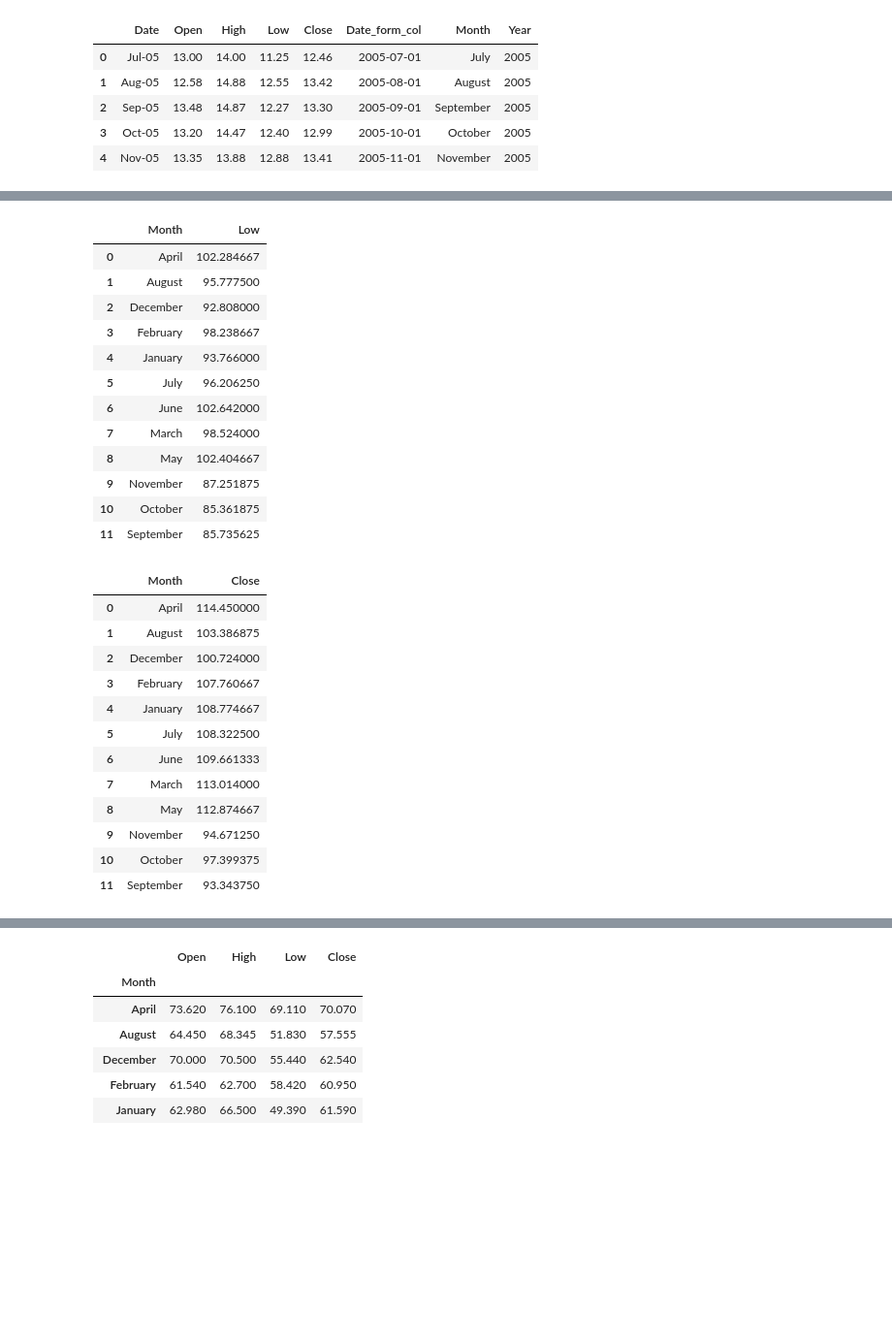
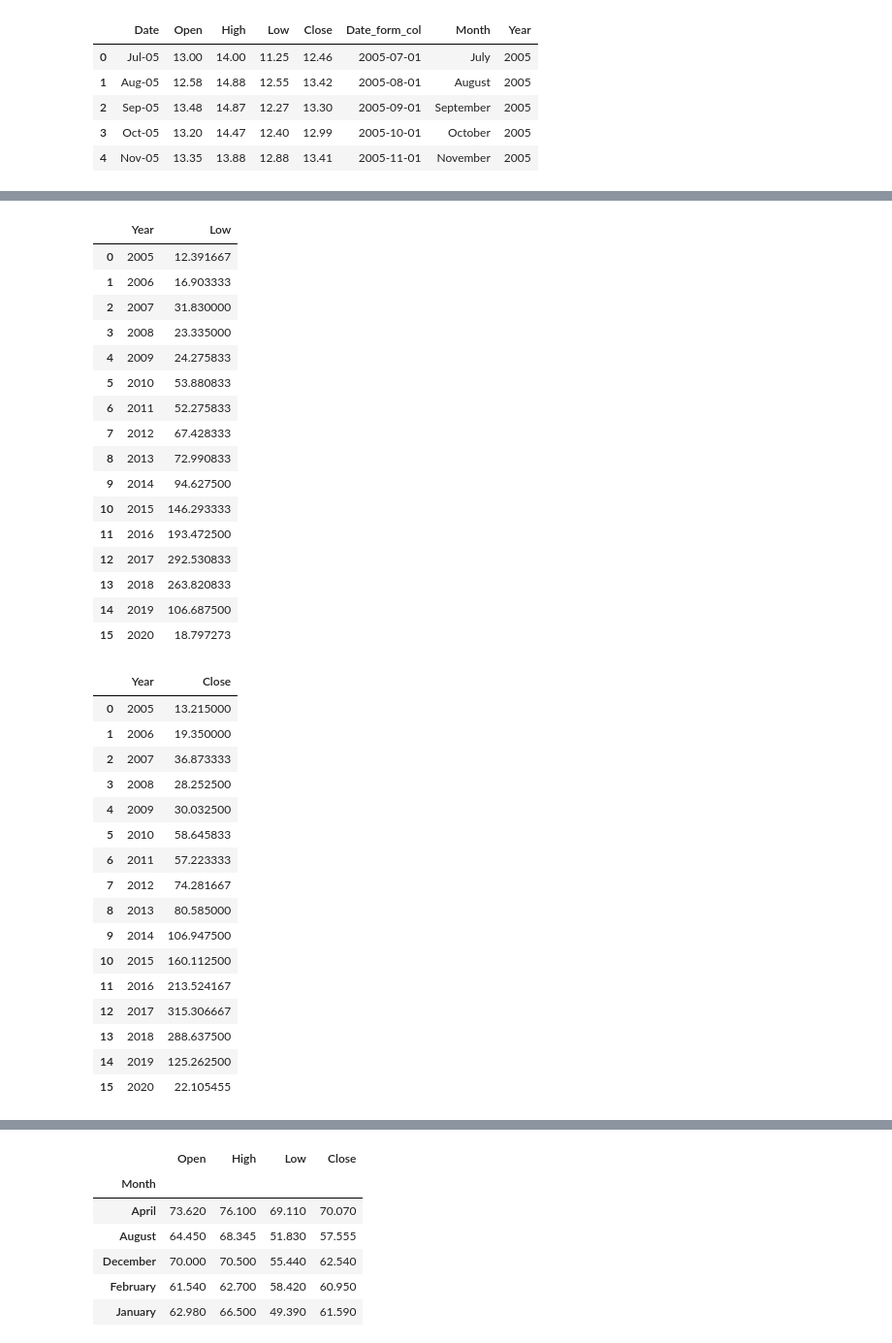
Before and after one commit to Vikas-Kumar05/Yes_Bank_Stock_Closing_price_Prediction, a Jupyter notebook: Yes_Bank_stock_closing_price_prediction_Regression.ipynb, the cells around one changed output, grey strips where cells are left out. Shown at 97% size. Drawn from its saved outputs; the diff is of its cells as text; code cells hidden in the pictures; blank space fills up the shorter version.

```diff
--- a/Yes_Bank_stock_closing_price_prediction_Regression.ipynb
+++ b/Yes_Bank_stock_closing_price_prediction_Regression.ipynb
@@ -360,34 +403,42 @@ month_vs_high
 # %%
-month_vs_low = bank_dataset.groupby(['Month'])['Low'].mean().reset_index()
-month_vs_low
+year_vs_low = bank_dataset.groupby(['Year'])['Low'].mean().reset_index()
+year_vs_low
 # %% [output]
-|  | Month | Low |
-| 0 | April | 102.284667 |
-| 1 | August | 95.777500 |
-| 2 | December | 92.808000 |
-| 3 | February | 98.238667 |
-| 4 | January | 93.766000 |
-| 5 | July | 96.206250 |
-| 6 | June | 102.642000 |
-| 7 | March | 98.524000 |
-| 8 | May | 102.404667 |
-| 9 | November | 87.251875 |
-| 10 | October | 85.361875 |
-| 11 | September | 85.735625 |
+|  | Year | Low |
+| 0 | 2005 | 12.391667 |
+| 1 | 2006 | 16.903333 |
+| 2 | 2007 | 31.830000 |
+| 3 | 2008 | 23.335000 |
+| 4 | 2009 | 24.275833 |
+| 5 | 2010 | 53.880833 |
+| 6 | 2011 | 52.275833 |
+| 7 | 2012 | 67.428333 |
+| 8 | 2013 | 72.990833 |
+| 9 | 2014 | 94.627500 |
+| 10 | 2015 | 146.293333 |
+| 11 | 2016 | 193.472500 |
+| 12 | 2017 | 292.530833 |
+| 13 | 2018 | 263.820833 |
+| 14 | 2019 | 106.687500 |
+| 15 | 2020 | 18.797273 |
 # %%
-month_vs_close = bank_dataset.groupby(['Month'])['Close'].mean().reset_index()
-month_vs_close
+year_vs_close = bank_dataset.groupby(['Year'])['Close'].mean().reset_index()
+year_vs_close
 # %% [output]
-|  | Month | Close |
-| 0 | April | 114.450000 |
-| 1 | August | 103.386875 |
-| 2 | December | 100.724000 |
-| 3 | February | 107.760667 |
-| 4 | January | 108.774667 |
-| 5 | July | 108.322500 |
-| 6 | June | 109.661333 |
-| 7 | March | 113.014000 |
-| 8 | May | 112.874667 |
-| 9 | November | 94.671250 |
-| 10 | October | 97.399375 |
-| 11 | September | 93.343750 |
+|  | Year | Close |
+| 0 | 2005 | 13.215000 |
+| 1 | 2006 | 19.350000 |
+| 2 | 2007 | 36.873333 |
+| 3 | 2008 | 28.252500 |
+| 4 | 2009 | 30.032500 |
+| 5 | 2010 | 58.645833 |
+| 6 | 2011 | 57.223333 |
+| 7 | 2012 | 74.281667 |
+| 8 | 2013 | 80.585000 |
+| 9 | 2014 | 106.947500 |
+| 10 | 2015 | 160.112500 |
+| 11 | 2016 | 213.524167 |
+| 12 | 2017 | 315.306667 |
+| 13 | 2018 | 288.637500 |
+| 14 | 2019 | 125.262500 |
+| 15 | 2020 | 22.105455 |
```
Also changed, not shown: parts of 63 cells of this notebook.
